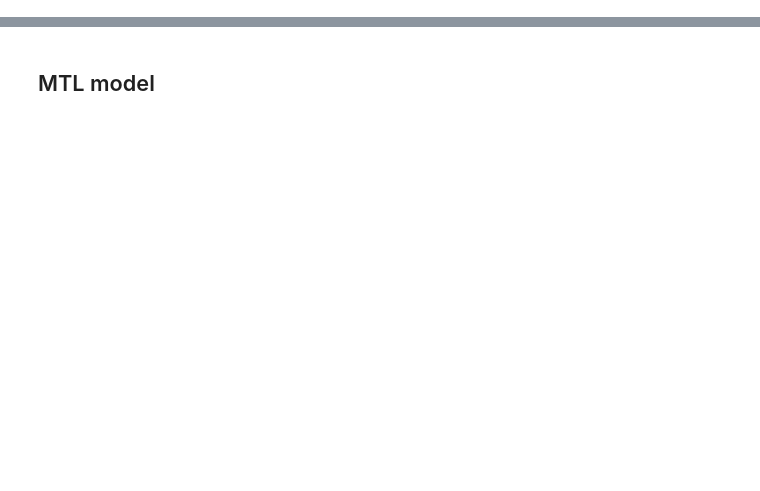
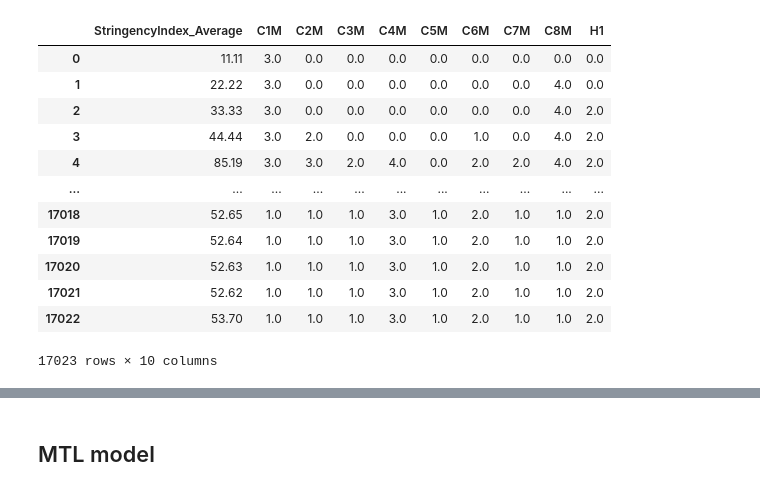
Before and after one commit to mpiotro4/PBAD, a Jupyter notebook: PBAD_2.ipynb, the cells around one changed output, grey strips where cells are left out. Cells and saved outputs as stored; diff of their text form; code cells hidden in the pictures; blank space fills up the shorter version.

```diff
--- a/PBAD_2.ipynb
+++ b/PBAD_2.ipynb
@@ -68,0 +89,16 @@ for label in labels:
+# %%
+df[["StringencyIndex_Average"] + npis]
+# %% [output]
+|  | StringencyIndex_Average | C1M | C2M | C3M | C4M | C5M | C6M | C7M | C8M | H1 |
+| 0 | 11.11 | 3.0 | 0.0 | 0.0 | 0.0 | 0.0 | 0.0 | 0.0 | 0.0 | 0.0 |
+| 1 | 22.22 | 3.0 | 0.0 | 0.0 | 0.0 | 0.0 | 0.0 | 0.0 | 4.0 | 0.0 |
+| 2 | 33.33 | 3.0 | 0.0 | 0.0 | 0.0 | 0.0 | 0.0 | 0.0 | 4.0 | 2.0 |
+| 3 | 44.44 | 3.0 | 2.0 | 0.0 | 0.0 | 0.0 | 1.0 | 0.0 | 4.0 | 2.0 |
+| 4 | 85.19 | 3.0 | 3.0 | 2.0 | 4.0 | 0.0 | 2.0 | 2.0 | 4.0 | 2.0 |
+| ... | ... | ... | ... | ... | ... | ... | ... | ... | ... | ... |
+| 17018 | 52.65 | 1.0 | 1.0 | 1.0 | 3.0 | 1.0 | 2.0 | 1.0 | 1.0 | 2.0 |
+| 17019 | 52.64 | 1.0 | 1.0 | 1.0 | 3.0 | 1.0 | 2.0 | 1.0 | 1.0 | 2.0 |
+| 17020 | 52.63 | 1.0 | 1.0 | 1.0 | 3.0 | 1.0 | 2.0 | 1.0 | 1.0 | 2.0 |
+| 17021 | 52.62 | 1.0 | 1.0 | 1.0 | 3.0 | 1.0 | 2.0 | 1.0 | 1.0 | 2.0 |
+| 17022 | 53.70 | 1.0 | 1.0 | 1.0 | 3.0 | 1.0 | 2.0 | 1.0 | 1.0 | 2.0 |
+17023 rows × 10 columns
```
Also changed, not shown: parts of 21 cells of this notebook, 2 other files.
